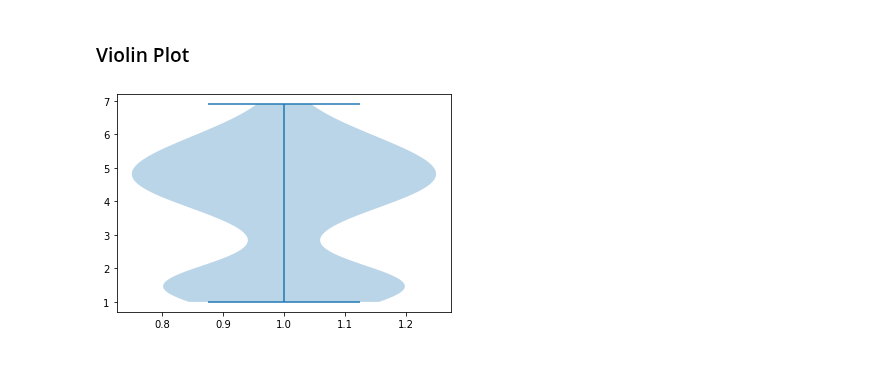
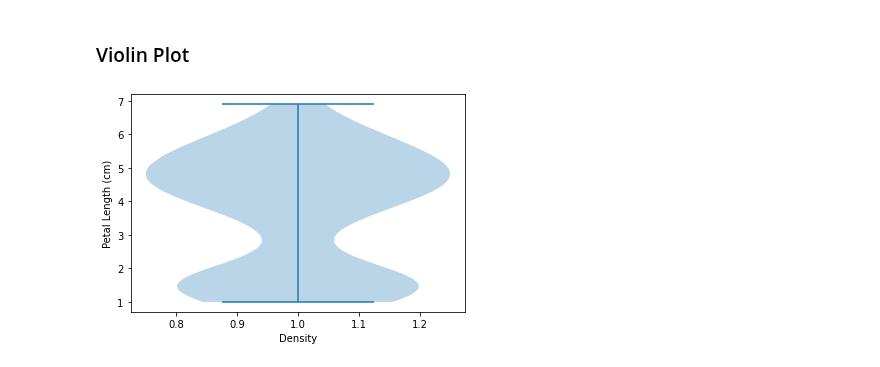
Before and after one commit to adhang/data-science-digital-skola, a Jupyter notebook: 15. Intermediate Visualization/Homework - Intermediate Visualization.ipynb, the cells around one changed output. Drawn from its saved outputs; the diff is of its cells as text; code cells hidden in the pictures.

```diff
--- a/15. Intermediate Visualization/Homework - Intermediate Visualization.ipynb
+++ b/15. Intermediate Visualization/Homework - Intermediate Visualization.ipynb
@@ -256,7 +340,12 @@ plt.show()
 # %%
 petal_len = data['PetalLengthCm']
 
-plt.violinplot(dataset=petal_len)
+fig, ax = plt.subplots()
+
+ax.violinplot(dataset=petal_len)
+ax.set_xlabel('Density')
+ax.set_ylabel('Petal Length (cm)')
+
 plt.show()
 # %% [output]
-[figure, old version]
+[figure, new version]
```
Also changed, not shown: parts of 27 cells of this notebook.
